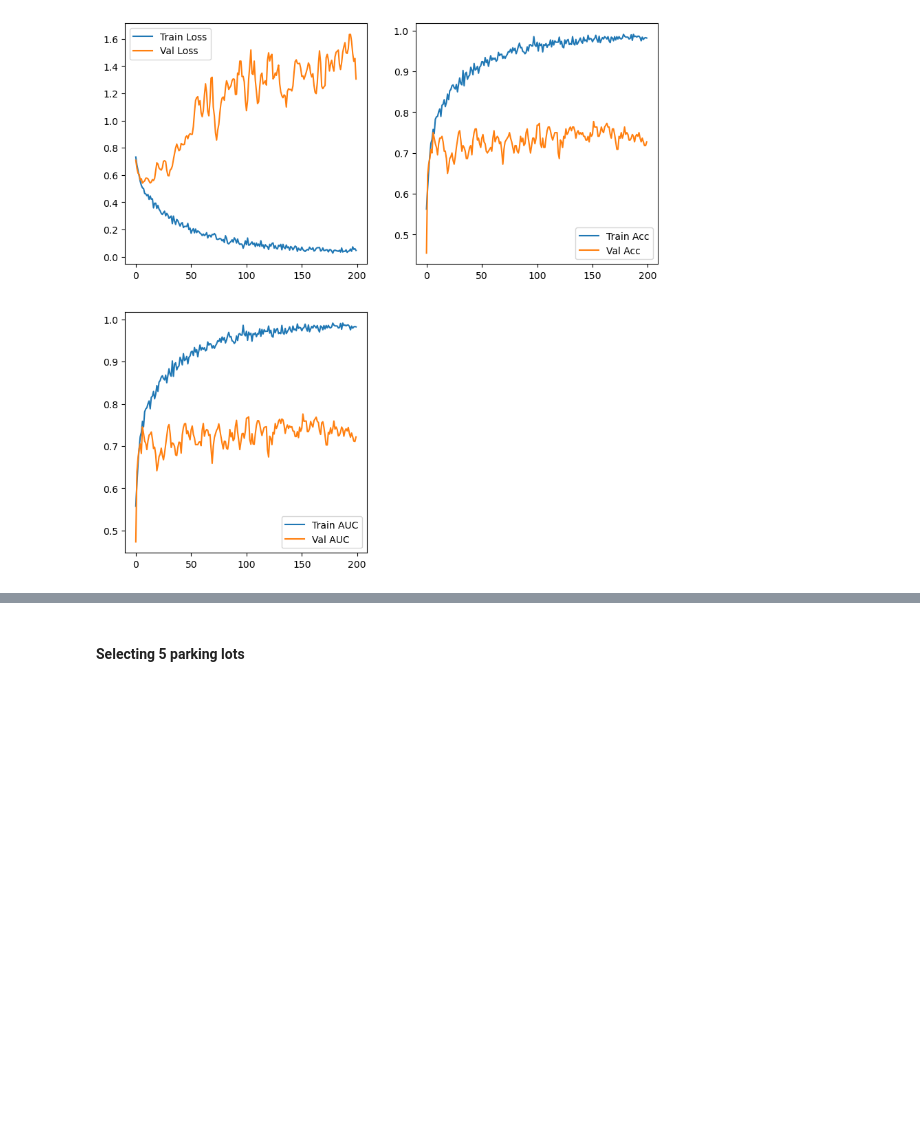
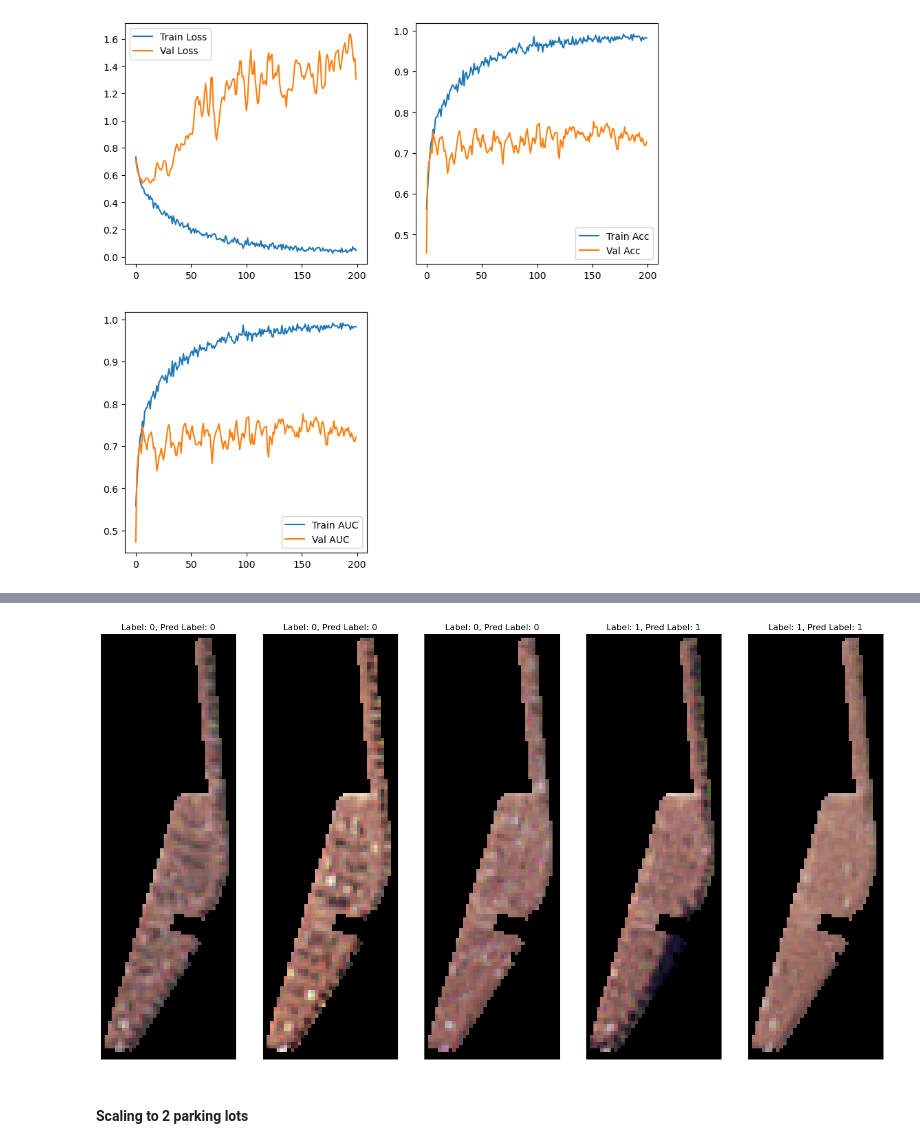
Before and after one commit to akansh12/detect-car-LR, a Jupyter notebook: notebooks/Exp_7/patch_based.ipynb, the cells around one changed output, grey strips where cells are left out. Drawn from its saved outputs; the diff is of its cells as text; code cells hidden in the pictures; blank space fills up the shorter version.

Commit message:
two_parking

```diff
--- a/notebooks/Exp_7/patch_based.ipynb
+++ b/notebooks/Exp_7/patch_based.ipynb
@@ -661,0 +680,21 @@ plt.show()
+# %%
+def inference(img, model, test_transform):
+    model.eval()
+    img = test_transform(img)
+    img = img.unsqueeze(0)
+    img = img.to(device)
+    output = model(img)
+    _, preds = torch.max(output, 1)
+    return preds.item()
+
+def inference_by_voting(img):
+    img = rioxarray.open_rasterio(img)
+    img = img.data[0:3].transpose(1, 2, 0)
+    random_patches = extract_random_patches(img, patch_size=(20, 20), num_patches=5)
+    preds = []
+    for i in random_patches:
+        preds.append(inference(i, model, test_transform))
+    return max(set(preds), key=preds.count)
+# %%
+#add a column to the test dataframe with the predicted labels
+test['pred_label'] = test.image_path.apply(lambda x: inference_by_voting(x))
@@ -662,2 +705,14 @@ plt.show()
+# %%
+#plot images from test.image_path and test.pred_label with labels
+plt.figure(figsize=(20,20))
+for i in range(5):
+    plt.subplot(1,5,i+1)
+    img = rioxarray.open_rasterio(test.image_path.values[i])
+    plt.imshow(img.data[0:3].transpose(1, 2, 0))
+    plt.title(f'Label: {test.label.values[i]}, Pred Label: {test.pred_label.values[i]}')
+    plt.xticks([])
+    plt.yticks([])
+# %% [output]
+[figure, added]
 # %% [markdown]
-#### Selecting 5 parking lots
+#### Scaling to 2 parking lots
```
Also changed, not shown: parts of 18 cells of this notebook, 1 other file.
